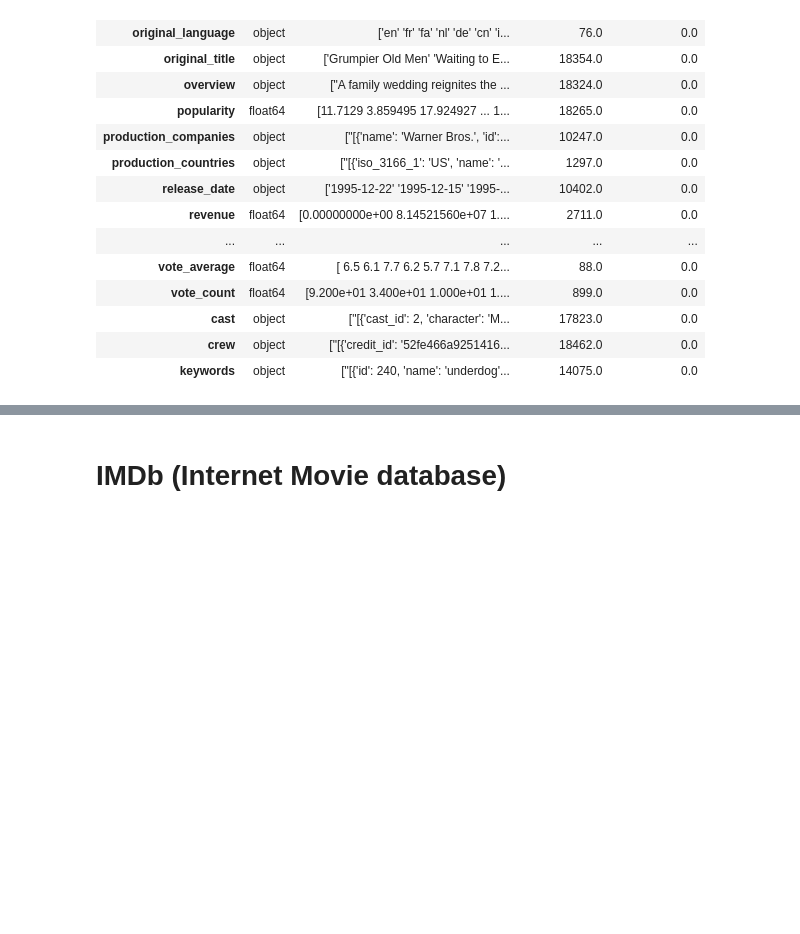
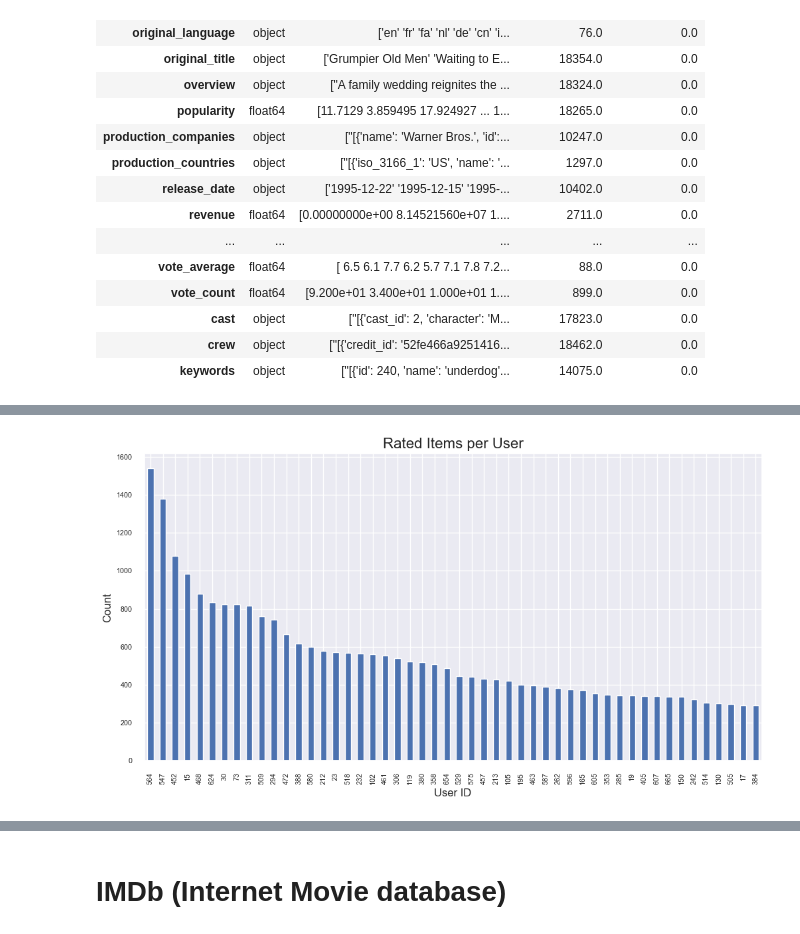
Before and after one commit to kike1985/Machine-Learning, a Jupyter notebook: 0401_Recommender_Systems_Movie.ipynb, the cells around one changed output, grey strips where cells are left out. Cells and saved outputs as stored; diff of their text form; code cells hidden in the pictures; blank space fills up the shorter version.

```diff
--- a/0401_Recommender_Systems_Movie.ipynb
+++ b/0401_Recommender_Systems_Movie.ipynb
@@ -482,0 +496,11 @@ build_imputers_resume()
+# %%
+rated_items_per_user = user_ratings_df.groupby(by='user_id')['rating'].count().sort_values(ascending=False)
+
+plt.rcParams['figure.figsize'] = (12, 6)
+rated_items_per_user[:50].plot.bar()
+plt.title('Rated Items per User', fontsize=16)
+plt.xlabel('User ID', fontsize=12)
+plt.ylabel('Count', fontsize=12)
+plt.show()
+# %% [output]
+[figure, added]
```
Also changed, not shown: parts of 34 cells of this notebook, 1 other file.
